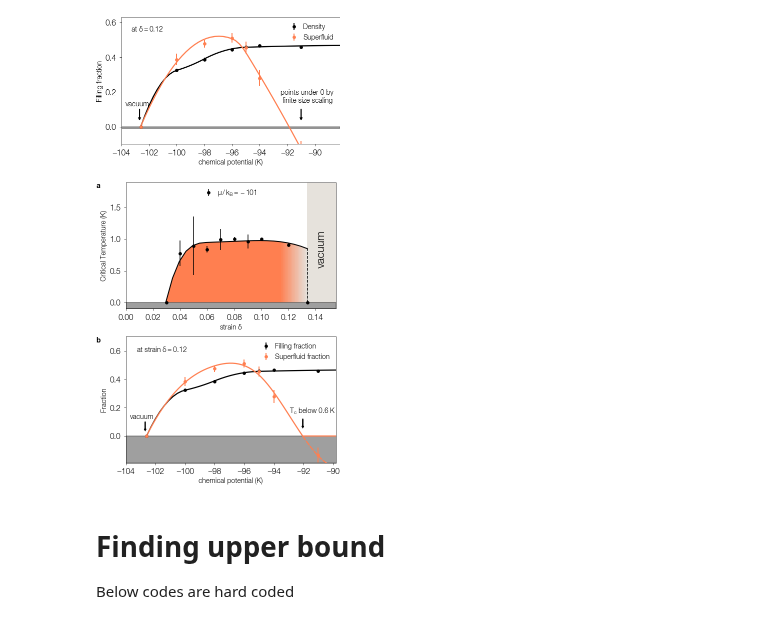
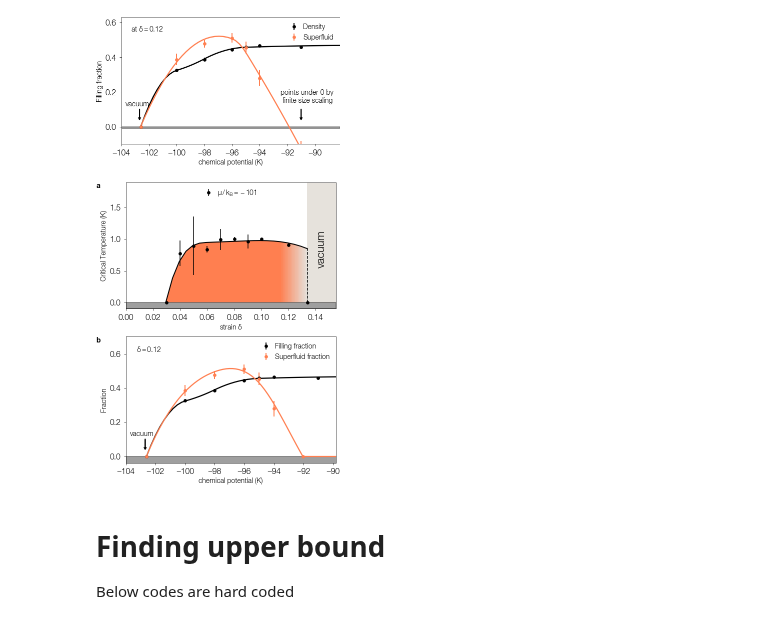
Before and after one commit to DelMaestroGroup/papers-code-Superfluid4HeStrainGraphene, a Jupyter notebook: src/AdsorptionPhaseAnalyzer.ipynb, the cells around one changed output. Cells and saved outputs as stored; diff of their text form; code cells hidden in the pictures.

```diff
--- a/src/AdsorptionPhaseAnalyzer.ipynb
+++ b/src/AdsorptionPhaseAnalyzer.ipynb
@@ -717,7 +717,7 @@ with plt.style.context(plot_style['sans']):
     plt.sca(ax2)
 
     plt.xlim(-104, -89.8)
-    plt.ylim(-0.19, 0.7)
+    plt.ylim(-0.04, 0.7)
     plt.fill_between([-104, -88.2], 0, -0.19, color="#414141", alpha = 0.5)
 #     plt.axhline(0, color='k')
 
@@ -727,40 +727,41 @@ with plt.style.context(plot_style['sans']):
     f_sfc.set_smoothing_factor(0.002)
     try:
         sfc_root = f_sfc.roots()[0]
         if sfc_root:
             new_mus = np.linspace(mus[0],mus[-1],50)
             new_mus_1 = np.linspace(mus[0],sfc_root,50)
             new_mus_2 = np.linspace(sfc_root,mus[-1],50)
             plt.plot(new_mus, f_fc(new_mus), 'k-', linewidth=1.2)
             plt.plot(new_mus_1, f_sfc(new_mus_1), '-', color='coral' , linewidth=1.2)
-            plt.plot(new_mus_2, f_sfc(new_mus_2), '--', color='coral' , linewidth=1.2)
+#             plt.plot(new_mus_2, f_sfc(new_mus_2), '--', color='coral' , linewidth=1.2)
             plt.plot(new_mus_2, np.zeros(len(new_mus_2)), '-', color='coral' , linewidth=1.2)
             plt.errorbar(np.array(mus), np.array(fr), yerr = np.array(frerr),
                     fmt='.',ms = 6, elinewidth=1, label='Filling fraction', color='k')
-            plt.errorbar(np.array(mus), np.array(sfr), yerr = np.array(sfrerr),
+            plt.errorbar(np.array(mus[:-2]+[sfc_root,]), np.array(sfr[:-2]+[0,]),
+                         yerr = np.array(sfrerr[:-2]+[0,]),
                         fmt='.',ms = 6, elinewidth=1, label='Superfluid fraction', color='coral')
-            plt.arrow(sfc_root, 0.12, 0, -0.05, head_width=0.12, head_length=0.01)
-            plt.text(sfc_root-0.9, 0.16, r"T$_{c}$"+" below 0.6 K")
+#             plt.arrow(sfc_root, 0.12, 0, -0.05, head_width=0.12, head_length=0.01)
+#             plt.text(sfc_root-0.9, 0.16, r"T$_{c}$"+" below 0.6 K")
     except:
         new_mus = np.linspace(mus[0],mus[-1],50)
         plt.plot(new_mus, f_fc(new_mus), 'k-', linewidth=1.2)
         plt.plot(new_mus, f_sfc(new_mus), '-', color='coral' , linewidth=1.2)
         plt.errorbar(np.array(mus), np.array(fr), yerr = np.array(frerr),
                     fmt='.',ms = 6, elinewidth=1, label='Density', color='k')
-        plt.errorbar(np.array(mus), np.array(sfr), yerr = np.array(sfrerr),
+        plt.errorbar(np.array(mus), np.array(sfr[:-2]+[0,0]), yerr = np.array(sfrerr[:-2]+[0,0]),
                     fmt='.',ms = 6, elinewidth=1, label='Superfluid', color='coral')
 
     plt.xlabel('chemical potential (K)',) # fontsize=14
     plt.ylabel('Fraction',) # fontsize=14
     plt.legend()
     plt.arrow(mus[0]-0.09, 0.1, 0, -0.05, head_width=0.12, head_length=0.01)
     plt.text(-103.7, 0.12, "vacuum")
-    ax2.text(0.05, 0.88, r'at strain $\delta=0.12$',transform=ax2.transAxes, color='black')
+    ax2.text(0.05, 0.88, r'$\delta=0.12$',transform=ax2.transAxes, color='black')
     ax2.text(-0.14,1.0,'b', ha='left',va='top', transform=ax2.transAxes, fontproperties=font_props)
 
     fig_stack.savefig('../figures/fig4.pdf')
 # %% [output]
-[figure, old version]
+[figure, new version]
 # %%
 # fig = plt.figure(constrained_layout=True)
 # ax_dict = fig.subplot_mosaic(mosaic)
```
